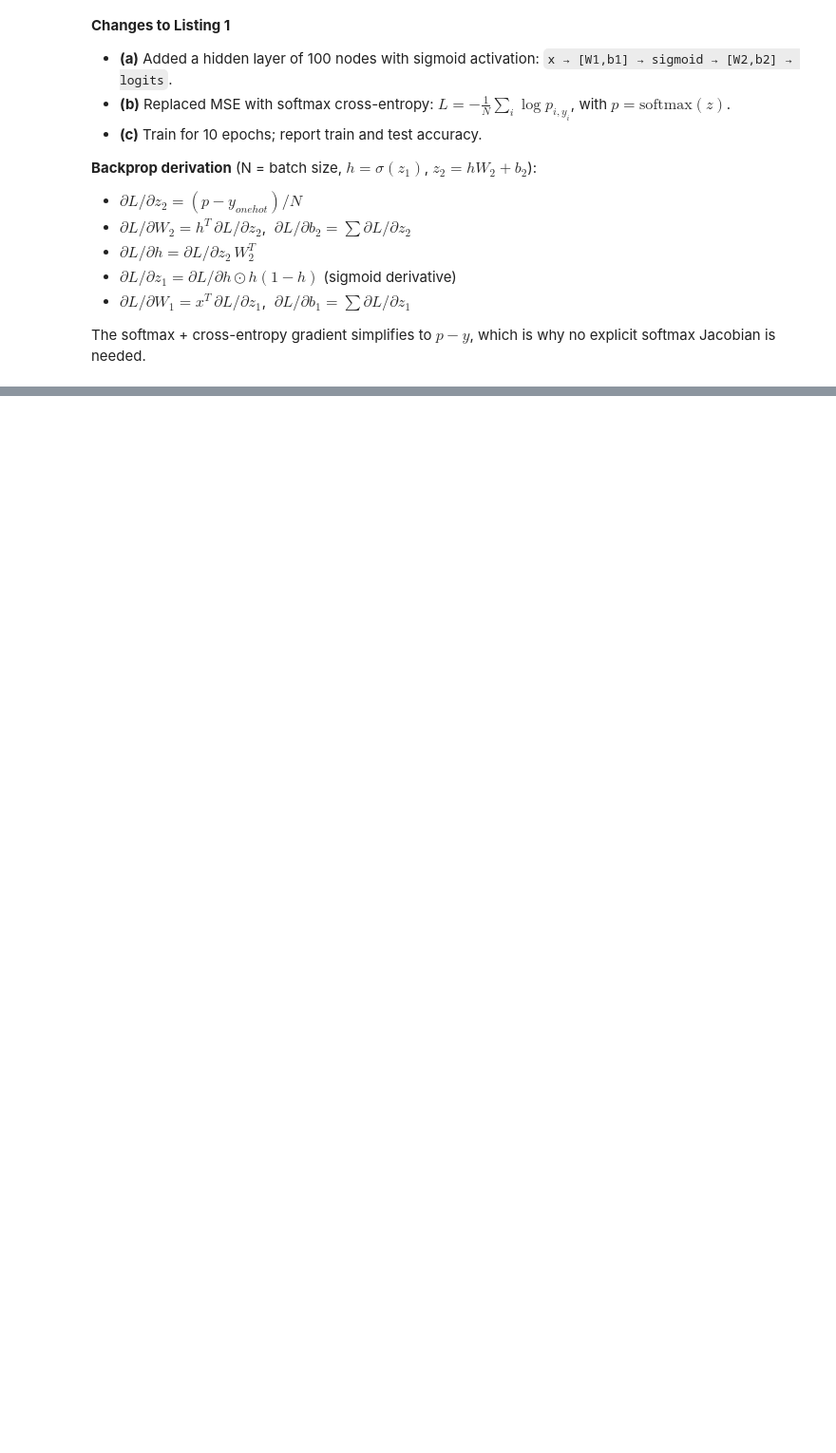
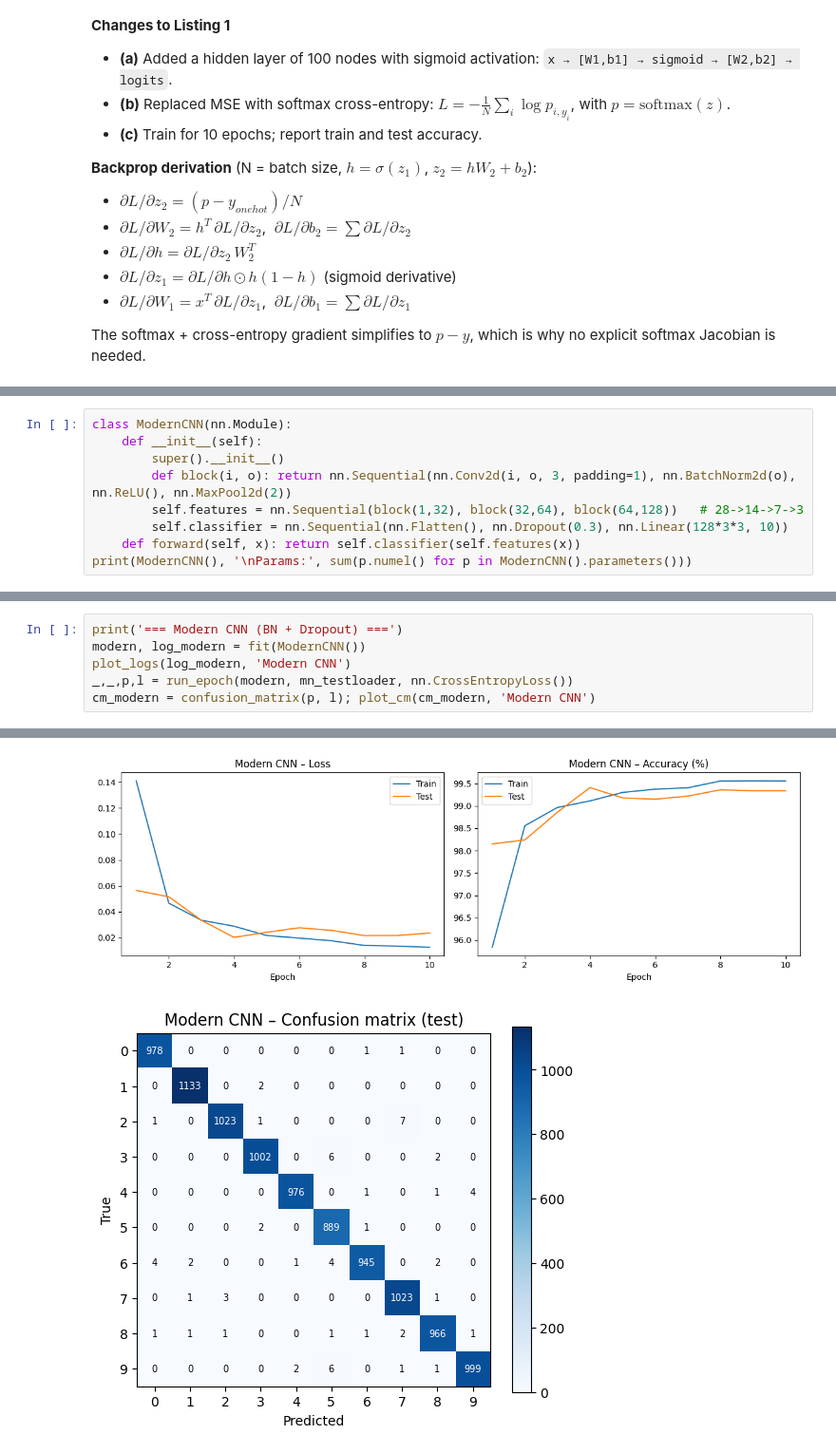
Before and after one commit to ransara3/EN3160-Assignment-3-Neural-Networks-, a Jupyter notebook: EN3160_Assignment3.ipynb, the cells around one changed output, grey strips where cells are left out. Shown at 95% size. Saved outputs shown, nothing was run; the diff lists cells and outputs as text; blank space fills up the shorter version.

```diff
--- a/EN3160_Assignment3.ipynb
+++ b/EN3160_Assignment3.ipynb
@@ -186,0 +249,9 @@ Test accuracy: 44.73%
+# %%
+class ModernCNN(nn.Module):
+    def __init__(self):
+        super().__init__()
+        def block(i, o): return nn.Sequential(nn.Conv2d(i, o, 3, padding=1), nn.BatchNorm2d(o), nn.ReLU(), nn.MaxPool2d(2))
+        self.features = nn.Sequential(block(1,32), block(32,64), block(64,128))   # 28->14->7->3
+        self.classifier = nn.Sequential(nn.Flatten(), nn.Dropout(0.3), nn.Linear(128*3*3, 10))
+    def forward(self, x): return self.classifier(self.features(x))
+print(ModernCNN(), '\nParams:', sum(p.numel() for p in ModernCNN().parameters()))
@@ -186,0 +344,7 @@ Test accuracy: 44.73%
+# %%
+print('=== Modern CNN (BN + Dropout) ===')
+modern, log_modern = fit(ModernCNN())
+plot_logs(log_modern, 'Modern CNN')
+_,_,p,l = run_epoch(modern, mn_testloader, nn.CrossEntropyLoss())
+cm_modern = confusion_matrix(p, l); plot_cm(cm_modern, 'Modern CNN')
+# %% [output]
@@ -186,0 +362,2 @@ Test accuracy: 44.73%
+[figure, added]
+[figure, added]
```
Also changed, not shown: parts of 17 cells of this notebook.
